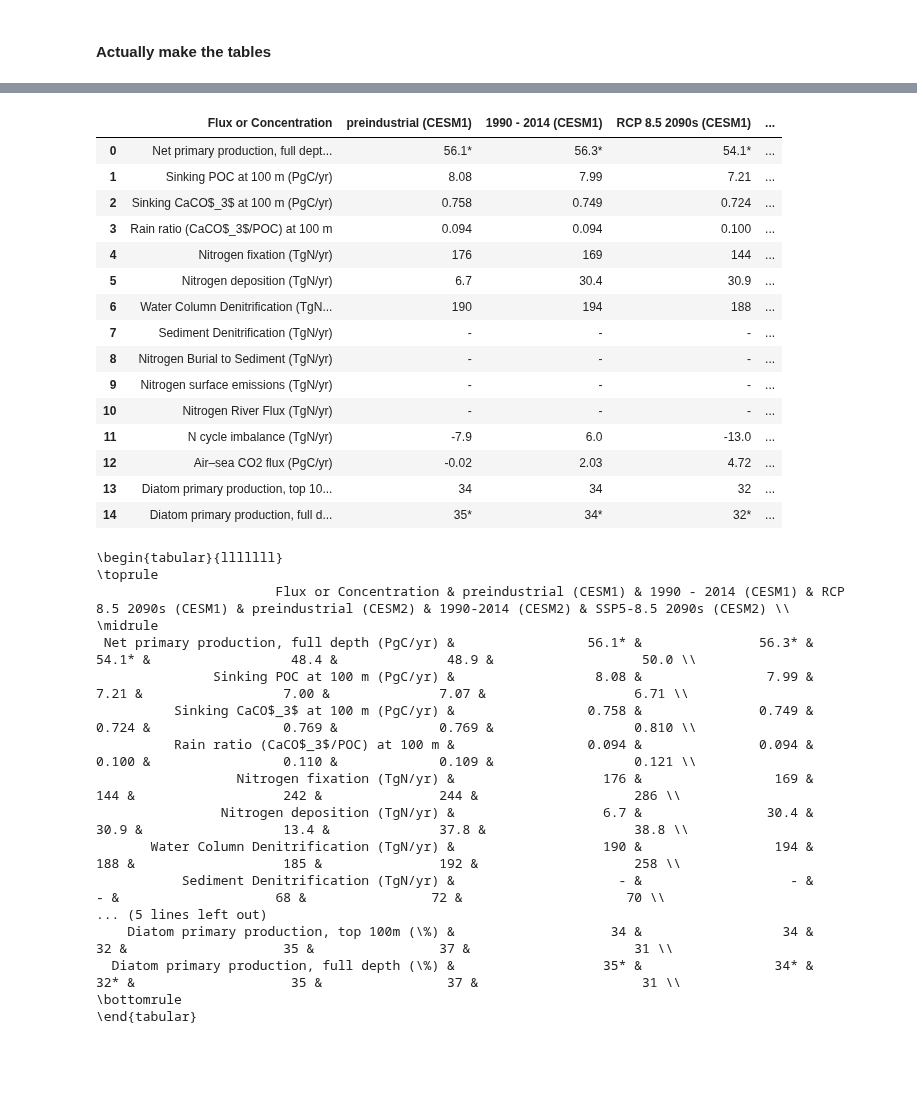
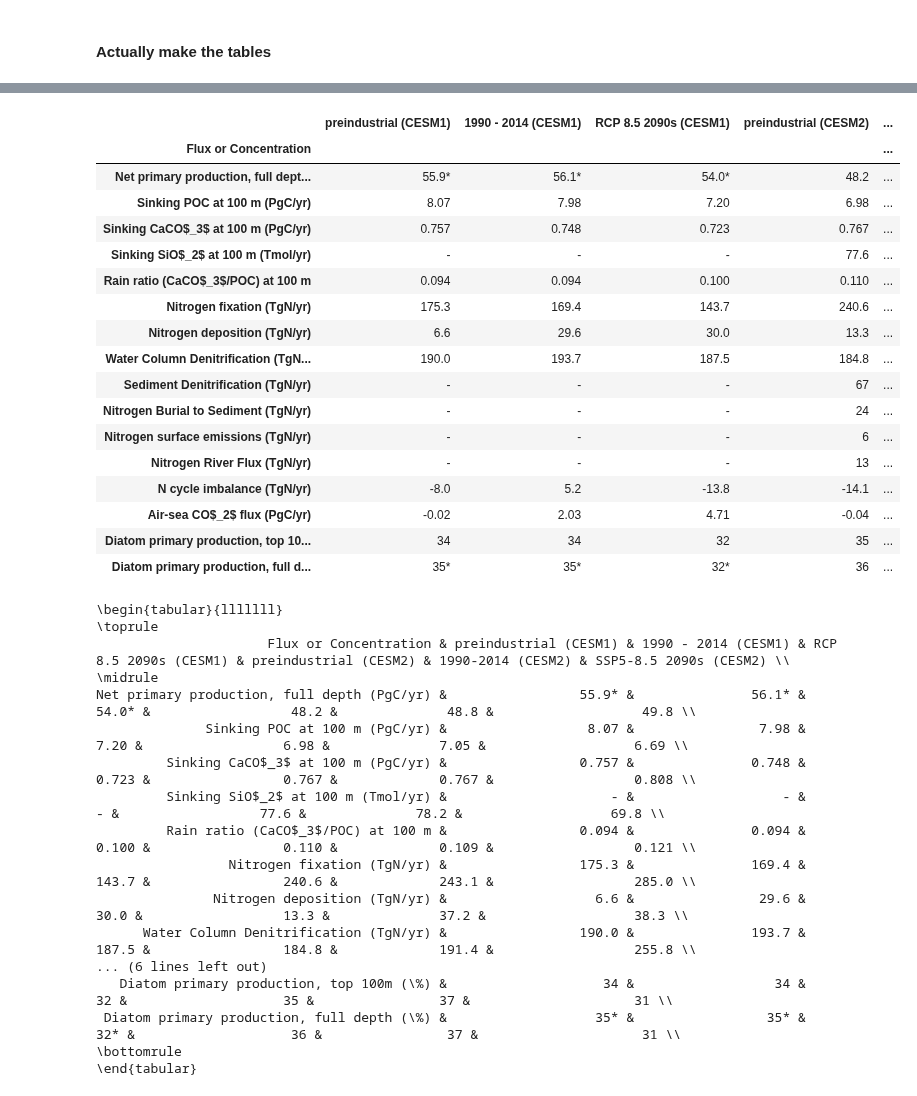
Before and after one commit to marbl-ecosys/cesm2-marbl, a Jupyter notebook: notebooks/Global Flux Table.ipynb, the cells around one changed output, grey strips where cells are left out. Saved outputs shown, nothing was run; the diff lists cells and outputs as text; code cells hidden in the pictures; blank space fills up the shorter version.

```diff
--- a/notebooks/Global Flux Table.ipynb
+++ b/notebooks/Global Flux Table.ipynb
@@ -231,68 +234,72 @@ pd.DataFrame(make_table(table_specs, table_vars, test_exps))
 # Updated table for our paper
 table_specs['CO2']['rounding'] = 2
 table_specs['NPP_100m']['rounding'] = 1
+table_specs['SiO2']['rounding'] = 1
 
 # test_exps = ['cesm2_PI', 'cesm2_hist', 'cesm2_SSP1-2.6', 'cesm2_SSP2-4.5', 'cesm2_SSP3-7.0', 'cesm2_SSP5-8.5']
 test_exps = ['cesm1_PI', 'cesm1_hist_RCP85', 'cesm1_RCP85', 'cesm2_PI', 'cesm2_hist', 'cesm2_SSP5-8.5']
 table_vars = ['NPP',
 #               'NPP_100m',
               'POC',
               'CaCO3',
+              'SiO2',
               'rain',
               'Nfix',
               'Ndep',
               'denitrif',
               'denitrif2',
               'Nbury',
               'Nemis',
               'rivflux',
               'Ncycle',
               'CO2',
               'NPP_diat_100m',
               'NPP_diat',
 #               'NPP_diat_100m',
 #               'O2',
 #               'o2_under_20',
 #               'o2_under_5',
 #               'o2_under_60',
 #               'o2_under_80'
              ]
 our_table = pd.DataFrame(make_table(table_specs, table_vars, test_exps))
-our_table
+our_table.set_index("Flux or Concentration")
 # %% [output]
-|  | Flux or Concentration | preindustrial (CESM1) | 1990 - 2014 (CESM1) | RCP 8.5 2090s (CESM1) | ... |
-| 0 | Net primary production, full dept... | 56.1* | 56.3* | 54.1* | ... |
-| 1 | Sinking POC at 100 m (PgC/yr) | 8.08 | 7.99 | 7.21 | ... |
-| 2 | Sinking CaCO$_3$ at 100 m (PgC/yr) | 0.758 | 0.749 | 0.724 | ... |
-| 3 | Rain ratio (CaCO$_3$/POC) at 100 m | 0.094 | 0.094 | 0.100 | ... |
-| 4 | Nitrogen fixation (TgN/yr) | 176 | 169 | 144 | ... |
-| 5 | Nitrogen deposition (TgN/yr) | 6.7 | 30.4 | 30.9 | ... |
-| 6 | Water Column Denitrification (TgN... | 190 | 194 | 188 | ... |
-| 7 | Sediment Denitrification (TgN/yr) | - | - | - | ... |
-| 8 | Nitrogen Burial to Sediment (TgN/yr) | - | - | - | ... |
-| 9 | Nitrogen surface emissions (TgN/yr) | - | - | - | ... |
-| 10 | Nitrogen River Flux (TgN/yr) | - | - | - | ... |
-| 11 | N cycle imbalance (TgN/yr) | -7.9 | 6.0 | -13.0 | ... |
-| 12 | Air–sea CO2 flux (PgC/yr) | -0.02 | 2.03 | 4.72 | ... |
-| 13 | Diatom primary production, top 10... | 34 | 34 | 32 | ... |
-| 14 | Diatom primary production, full d... | 35* | 34* | 32* | ... |
+|  | preindustrial (CESM1) | 1990 - 2014 (CESM1) | RCP 8.5 2090s (CESM1) | preindustrial (CESM2) | ... |
+| Flux or Concentration |  |  |  |  | ... |
+| Net primary production, full dept... | 55.9* | 56.1* | 54.0* | 48.2 | ... |
+| Sinking POC at 100 m (PgC/yr) | 8.07 | 7.98 | 7.20 | 6.98 | ... |
+| Sinking CaCO$_3$ at 100 m (PgC/yr) | 0.757 | 0.748 | 0.723 | 0.767 | ... |
+| Sinking SiO$_2$ at 100 m (Tmol/yr) | - | - | - | 77.6 | ... |
+| Rain ratio (CaCO$_3$/POC) at 100 m | 0.094 | 0.094 | 0.100 | 0.110 | ... |
+| Nitrogen fixation (TgN/yr) | 175.3 | 169.4 | 143.7 | 240.6 | ... |
+| Nitrogen deposition (TgN/yr) | 6.6 | 29.6 | 30.0 | 13.3 | ... |
+| Water Column Denitrification (TgN... | 190.0 | 193.7 | 187.5 | 184.8 | ... |
+| Sediment Denitrification (TgN/yr) | - | - | - | 67 | ... |
+| Nitrogen Burial to Sediment (TgN/yr) | - | - | - | 24 | ... |
+| Nitrogen surface emissions (TgN/yr) | - | - | - | 6 | ... |
+| Nitrogen River Flux (TgN/yr) | - | - | - | 13 | ... |
+| N cycle imbalance (TgN/yr) | -8.0 | 5.2 | -13.8 | -14.1 | ... |
+| Air-sea CO$_2$ flux (PgC/yr) | -0.02 | 2.03 | 4.71 | -0.04 | ... |
+| Diatom primary production, top 10... | 34 | 34 | 32 | 35 | ... |
+| Diatom primary production, full d... | 35* | 35* | 32* | 36 | ... |
 # %%
 print(our_table.to_latex(index=False, escape=False))
 # %% [output]
 \begin{tabular}{lllllll}
 \toprule
-                       Flux or Concentration & preindustrial (CESM1) & 1990 - 2014 (CESM1) & RCP 8.5 2090s (CESM1) & preindustrial (CESM2) & 1990-2014 (CESM2) & SSP5-8.5 2090s (CESM2) \\
+                      Flux or Concentration & preindustrial (CESM1) & 1990 - 2014 (CESM1) & RCP 8.5 2090s (CESM1) & preindustrial (CESM2) & 1990-2014 (CESM2) & SSP5-8.5 2090s (CESM2) \\
 \midrule
- Net primary production, full depth (PgC/yr) &                 56.1* &               56.3* &                 54.1* &                  48.4 &              48.9 &                   50.0 \\
-               Sinking POC at 100 m (PgC/yr) &                  8.08 &                7.99 &                  7.21 &                  7.00 &              7.07 &                   6.71 \\
-          Sinking CaCO$_3$ at 100 m (PgC/yr) &                 0.758 &               0.749 &                 0.724 &                 0.769 &             0.769 &                  0.810 \\
-          Rain ratio (CaCO$_3$/POC) at 100 m &                 0.094 &               0.094 &                 0.100 &                 0.110 &             0.109 &                  0.121 \\
-                  Nitrogen fixation (TgN/yr) &                   176 &                 169 &                   144 &                   242 &               244 &                    286 \\
-                Nitrogen deposition (TgN/yr) &                   6.7 &                30.4 &                  30.9 &                  13.4 &              37.8 &                   38.8 \\
-       Water Column Denitrification (TgN/yr) &                   190 &                 194 &                   188 &                   185 &               192 &                    258 \\
-           Sediment Denitrification (TgN/yr) &                     - &                   - &                     - &                    68 &                72 &                     70 \\
-... (5 lines left out)
-    Diatom primary production, top 100m (\%) &                    34 &                  34 &                    32 &                    35 &                37 &                     31 \\
-  Diatom primary production, full depth (\%) &                   35* &                 34* &                   32* &                    35 &                37 &                     31 \\
+Net primary production, full depth (PgC/yr) &                 55.9* &               56.1* &                 54.0* &                  48.2 &              48.8 &                   49.8 \\
+              Sinking POC at 100 m (PgC/yr) &                  8.07 &                7.98 &                  7.20 &                  6.98 &              7.05 &                   6.69 \\
+         Sinking CaCO$_3$ at 100 m (PgC/yr) &                 0.757 &               0.748 &                 0.723 &                 0.767 &             0.767 &                  0.808 \\
+         Sinking SiO$_2$ at 100 m (Tmol/yr) &                     - &                   - &                     - &                  77.6 &              78.2 &                   69.8 \\
+         Rain ratio (CaCO$_3$/POC) at 100 m &                 0.094 &               0.094 &                 0.100 &                 0.110 &             0.109 &                  0.121 \\
+                 Nitrogen fixation (TgN/yr) &                 175.3 &               169.4 &                 143.7 &                 240.6 &             243.1 &                  285.0 \\
+               Nitrogen deposition (TgN/yr) &                   6.6 &                29.6 &                  30.0 &                  13.3 &              37.2 &                   38.3 \\
+      Water Column Denitrification (TgN/yr) &                 190.0 &               193.7 &                 187.5 &                 184.8 &             191.4 &                  255.8 \\
+... (6 lines left out)
+   Diatom primary production, top 100m (\%) &                    34 &                  34 &                    32 &                    35 &                37 &                     31 \\
+ Diatom primary production, full depth (\%) &                   35* &                 35* &                   32* &                    36 &                37 &                     31 \\
 \bottomrule
 \end{tabular}
```
Also changed, not shown: parts of 6 cells of this notebook, 4 other files.
